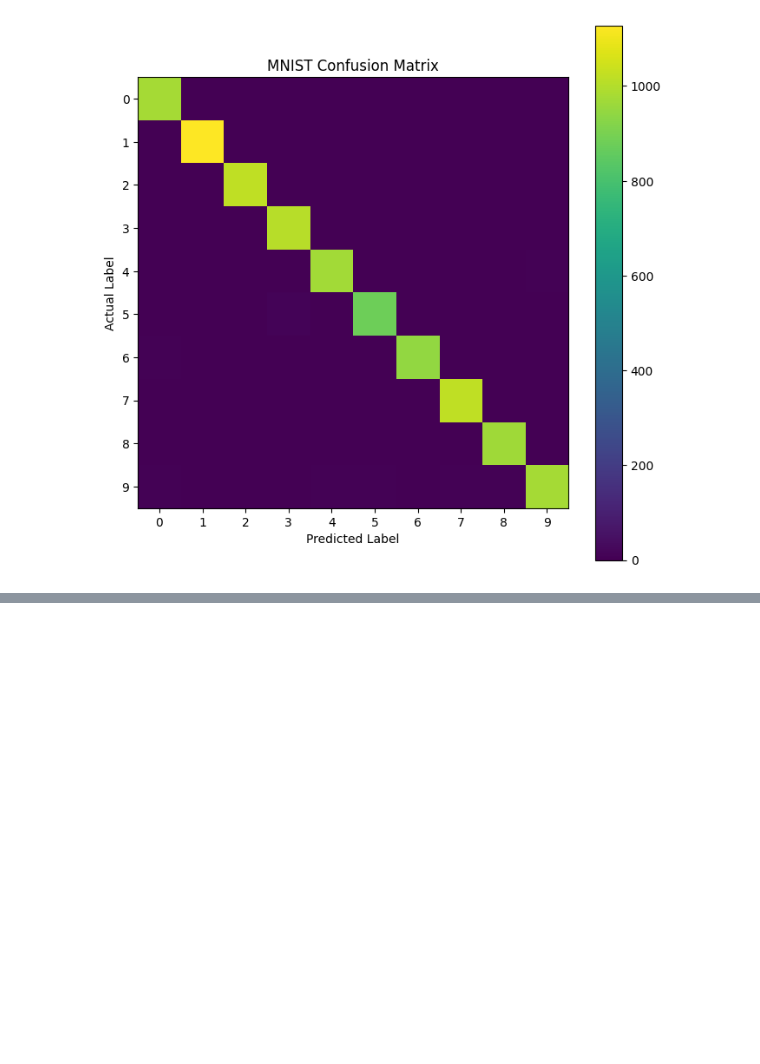
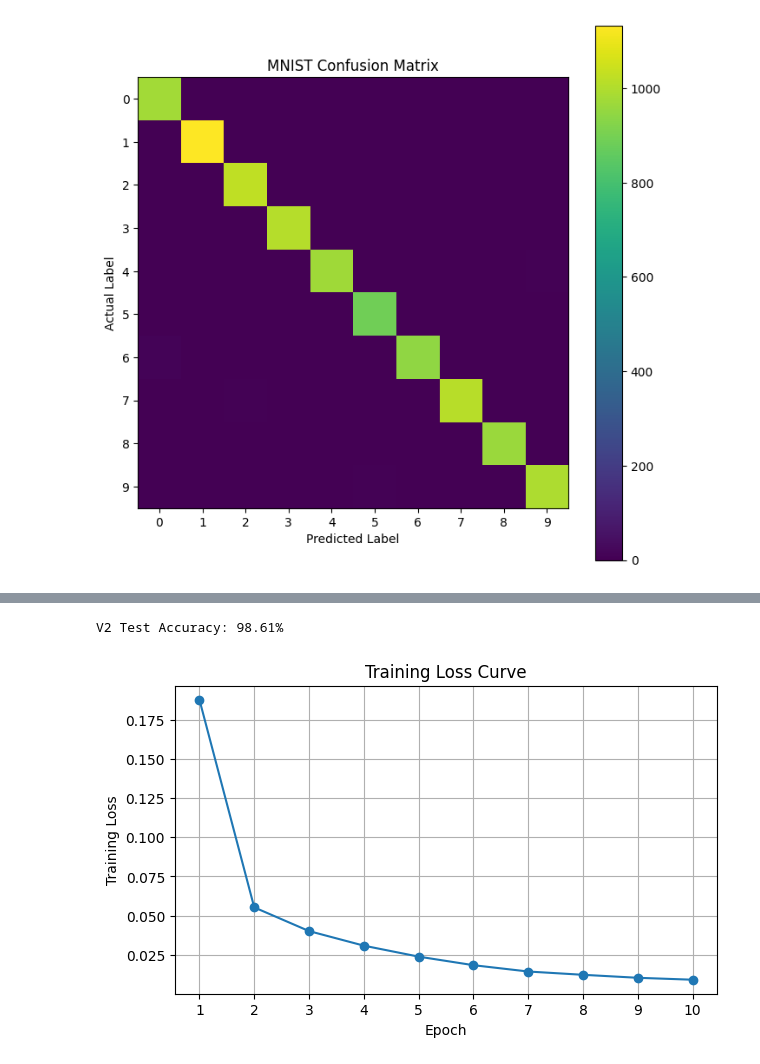
Before and after one commit to shriom17/MiniDigit-AI, a Jupyter notebook: MiniDigit-AI.ipynb, the cells around one changed output, grey strips where cells are left out. Saved outputs shown, nothing was run; the diff lists cells and outputs as text; code cells hidden in the pictures; blank space fills up the shorter version.

Commit message:
Trained

```diff
--- a/MiniDigit-AI.ipynb
+++ b/MiniDigit-AI.ipynb
@@ -546,0 +547,11 @@ Digit 9: 96.83%
+# %%
+model_v2 = MiniDigitCNN().to(device)
+
+criterion_v2 = nn.CrossEntropyLoss()
+
+optimizer_v2 = optim.Adam(
+    model_v2.parameters(),
+    lr=0.001
+)
+
+print("New model created.")
@@ -546,0 +611,47 @@ Digit 9: 96.83%
+# %%
+model_v2.eval()
+
+correct = 0
+total = 0
+
+with torch.no_grad():
+
+    for images_batch, labels_batch in test_loader:
+
+        images_batch = images_batch.to(device)
+        labels_batch = labels_batch.to(device)
+
+        outputs = model_v2(images_batch)
+
+        predictions = outputs.argmax(dim=1)
+
+        total += labels_batch.size(0)
+
+        correct += (
+            predictions == labels_batch
+        ).sum().item()
+
+accuracy_v2 = 100 * correct / total
+
+print(f"V2 Test Accuracy: {accuracy_v2:.2f}%")
+# %% [output]
+V2 Test Accuracy: 98.61%
+# %%
+plt.figure(figsize=(7, 4))
+
+plt.plot(
+    range(1, epochs + 1),
+    train_losses,
+    marker="o"
+)
+
+plt.xlabel("Epoch")
+plt.ylabel("Training Loss")
+plt.title("Training Loss Curve")
+
+plt.xticks(range(1, epochs + 1))
+plt.grid()
+
+plt.show()
+# %% [output]
+[figure, added]
```
Also changed, not shown: parts of 13 cells of this notebook.
